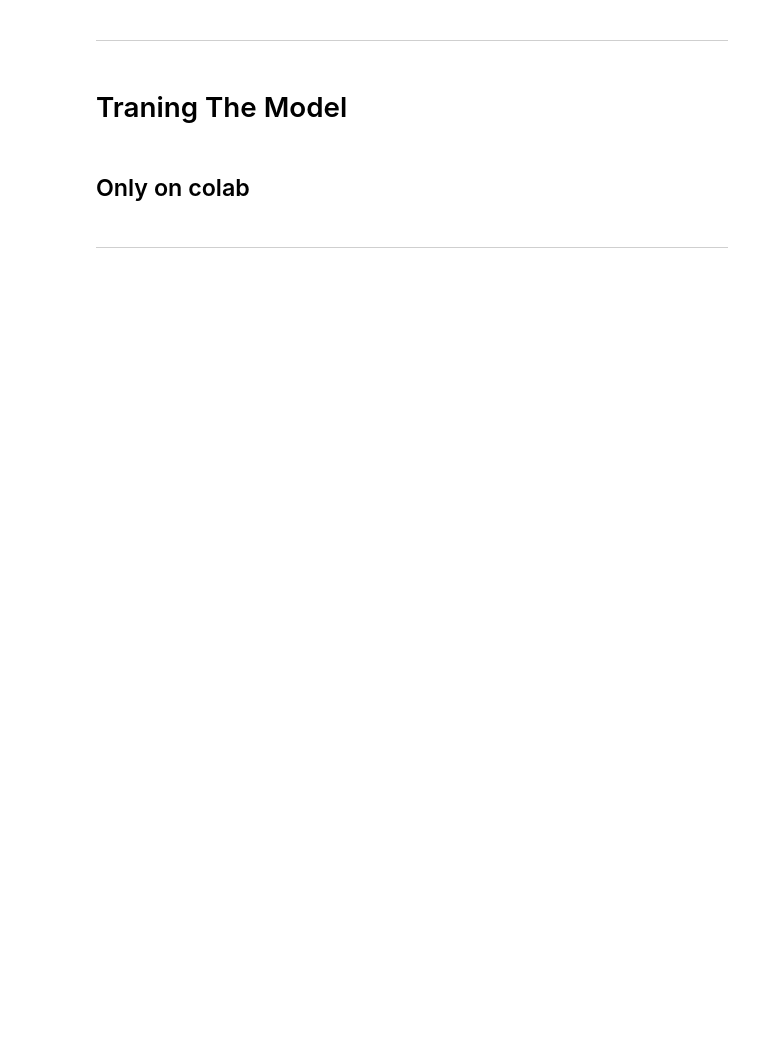
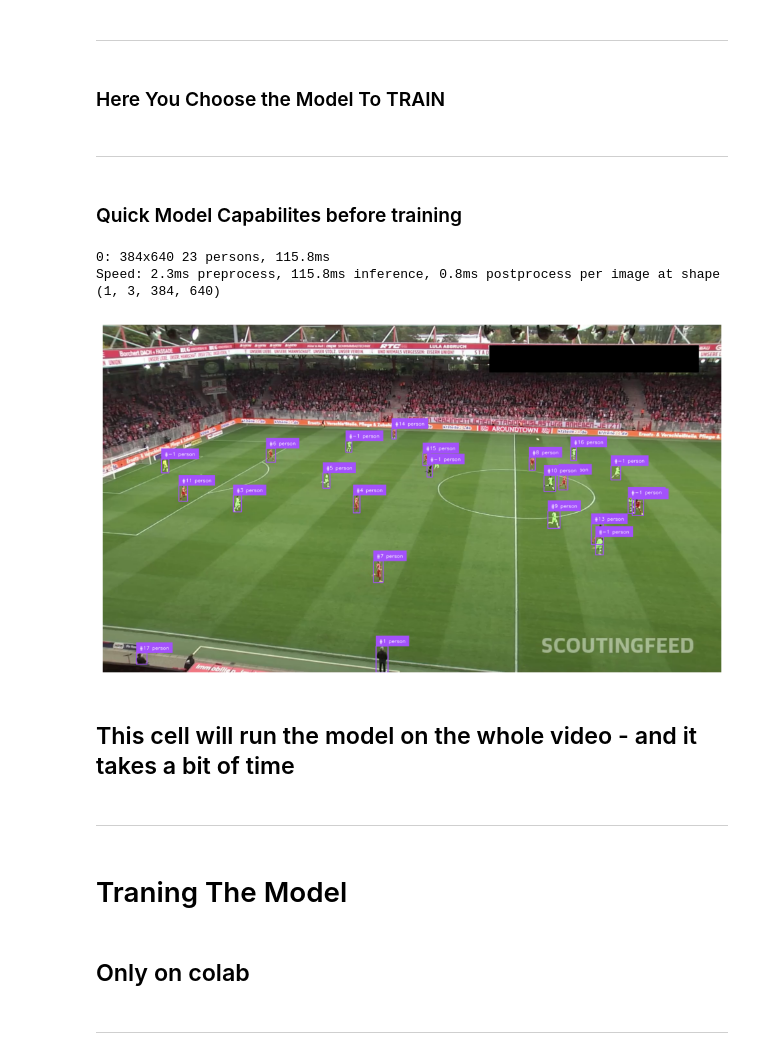
Before and after one commit to DanielLankry/Football-Vision-Stats-ML, a Jupyter notebook: Football Advanced stats with python/Football-Vision-Stats.ipynb, the cells around one changed output. Drawn from its saved outputs; the diff is of its cells as text; code cells hidden in the pictures; blank space fills up the shorter version.

```diff
--- a/Football Advanced stats with python/Football-Vision-Stats.ipynb
+++ b/Football Advanced stats with python/Football-Vision-Stats.ipynb
@@ -18 +38,5 @@ os.chdir('Football Advanced stats with python')
 !ls
+# %% [markdown]
+---
+# %% [markdown]
+### Here You Choose the Model To TRAIN
@@ -19,11 +45,40 @@ os.chdir('Football Advanced stats with python')
+# %% [markdown]
+---
+# %% [markdown]
+### Quick Model Capabilites before training
 # %%
-PLAYER_DETECTION_MODEL = YOLO("yolo11m.pt")
 SOURCE_VIDEO_PATH = "121364_0.mp4"
 
 frame_generator = sv.get_video_frames_generator(SOURCE_VIDEO_PATH)
 frame = next(frame_generator)
 
-sv.plot_image(frame)
+tracker = sv.ByteTrack()
+bounding_box = sv.BoxAnnotator()
+label = sv.LabelAnnotator()
+trace_annotator = sv.TraceAnnotator()
+
+results = PLAYER_DETECTION_MODEL(frame)[0]
+detections = sv.Detections.from_ultralytics(results)
+
+tracked_detections = tracker.update_with_detections(detections)
+
+labels = [
+    f"#{tracker_id} {class_name}"
+    for class_name, tracker_id
+    in zip(detections.data["class_name"], detections.tracker_id)
+]
+
+annotated_frame = bounding_box.annotate(frame.copy(), detections=detections)
+annotated_frame = label.annotate(annotated_frame, detections=detections, labels=labels)
+annotated_frame = trace_annotator.annotate(annotated_frame, detections=detections)
+
+sv.plot_image(annotated_frame)
+# %% [output]
+0: 384x640 23 persons, 115.8ms
+Speed: 2.3ms preprocess, 115.8ms inference, 0.8ms postprocess per image at shape (1, 3, 384, 640)
+[figure, added]
+# %% [markdown]
+## This cell will run the model on the whole video - and it takes a bit of time
 # %%
 
 tracker = sv.ByteTrack()
```
Also changed, not shown: parts of 17 cells of this notebook.
